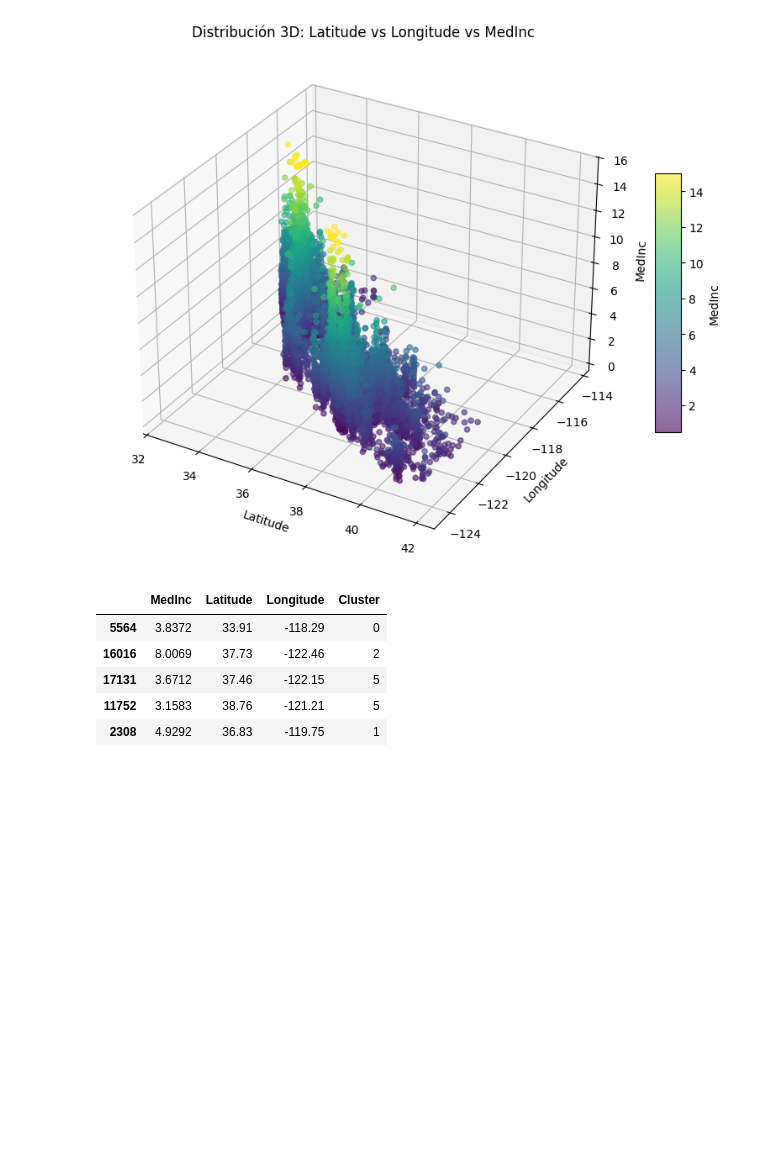
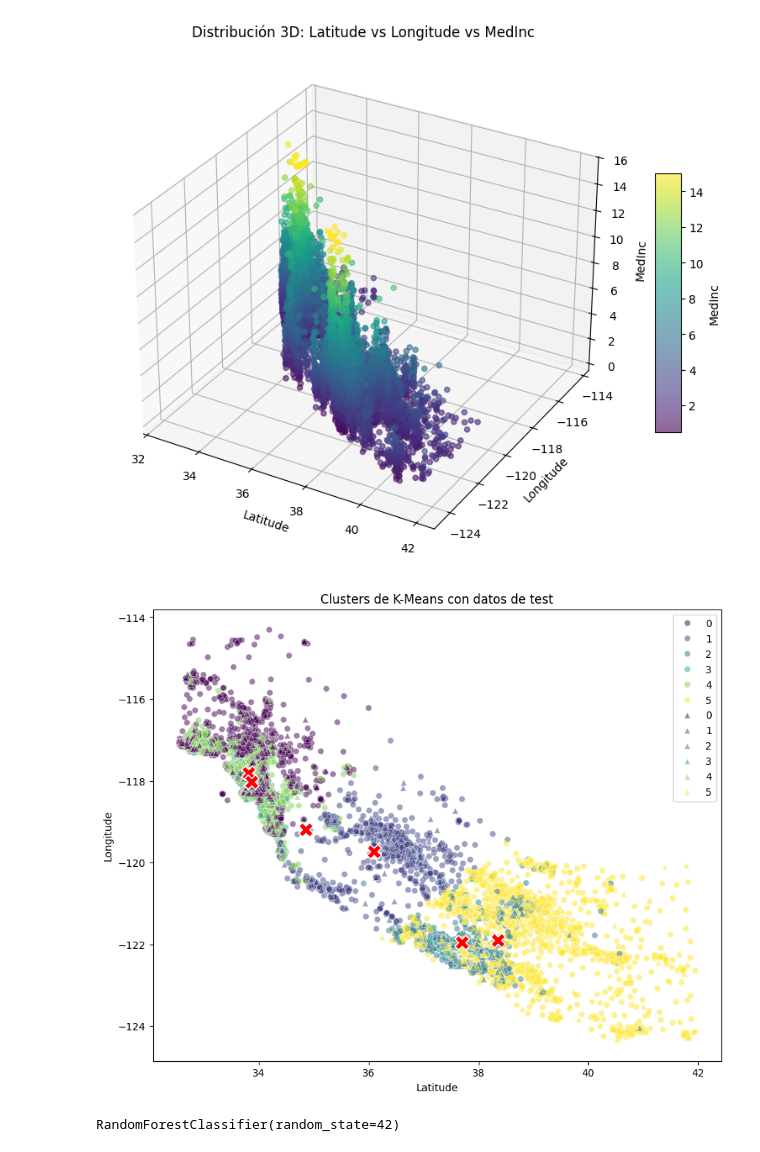
Before and after one commit to 4GeeksAcademy/agumarquez--Proyecto-Tutorial-K-Medias, a Jupyter notebook: src/explore.ipynb, the cells around one changed output. Cells and saved outputs as stored; diff of their text form; code cells hidden in the pictures; blank space fills up the shorter version.

```diff
--- a/src/explore.ipynb
+++ b/src/explore.ipynb
@@ -115,13 +124,38 @@ cbar.set_label("MedInc")
 plt.show()
 # %% [output]
 [figure]
-# %%
-train["Cluster"] = labels
-train.head()
-# %% [output]
-|  | MedInc | Latitude | Longitude | Cluster |
-| 5564 | 3.8372 | 33.91 | -118.29 | 0 |
-| 16016 | 8.0069 | 37.73 | -122.46 | 2 |
-| 17131 | 3.6712 | 37.46 | -122.15 | 5 |
-| 11752 | 3.1583 | 38.76 | -121.21 | 5 |
-| 2308 | 4.9292 | 36.83 | -119.75 | 1 |
+# %%
+
+train["Cluster"] = model.labels_
+
+# Predecir clusters en test
+test_clusters = model.predict(test)
+test["Cluster"] = test_clusters
+
+# Asignar clusters al DataFrame original
+df["cluster"] = pd.NA
+df.loc[train.index, "cluster"] = train["Cluster"]
+df.loc[test.index, "cluster"] = test["Cluster"]
+df["cluster"] = df["cluster"].astype("category")
+# %%
+plt.figure(figsize=(10, 8))
+
+# Conjunto de entrenamiento
+sns.scatterplot(data=train, x="Latitude", y="Longitude",
+                hue="Cluster", palette="viridis", alpha=0.5, marker="o")
+
+# Conjunto de prueba
+sns.scatterplot(data=test, x="Latitude", y="Longitude",
+                hue="Cluster", palette="viridis", alpha=0.5, marker="^")
+
+# Centroides
+centroids = model.cluster_centers_
+sns.scatterplot(x=centroids[:, 1], y=centroids[:, 2],
+                color="red", marker="X", s=200)
+
+plt.title("Clusters de K-Means con datos de test")
+plt.xlabel("Latitude")
+plt.ylabel("Longitude")
+plt.show()
+# %% [output]
+[figure, added]
@@ -127,0 +171,5 @@ train.head()
+# %%
+clf = RandomForestClassifier(random_state=42)
+clf.fit(X_train_clf, y_train_clf)
+# %% [output]
+RandomForestClassifier(random_state=42)
```
Also changed, not shown: parts of 6 cells of this notebook, 3 other files.
